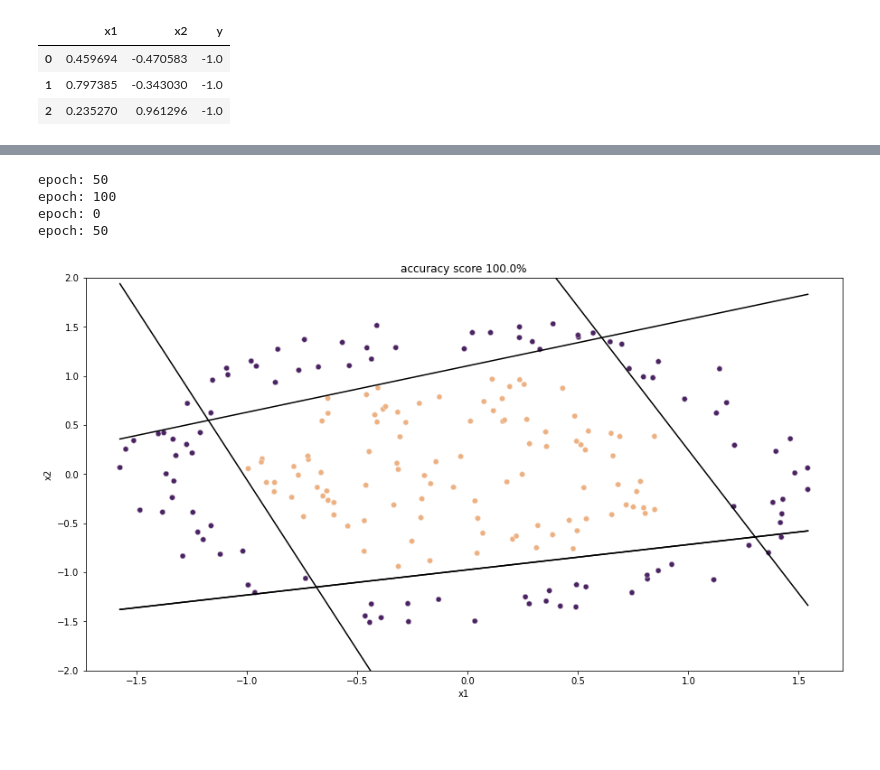
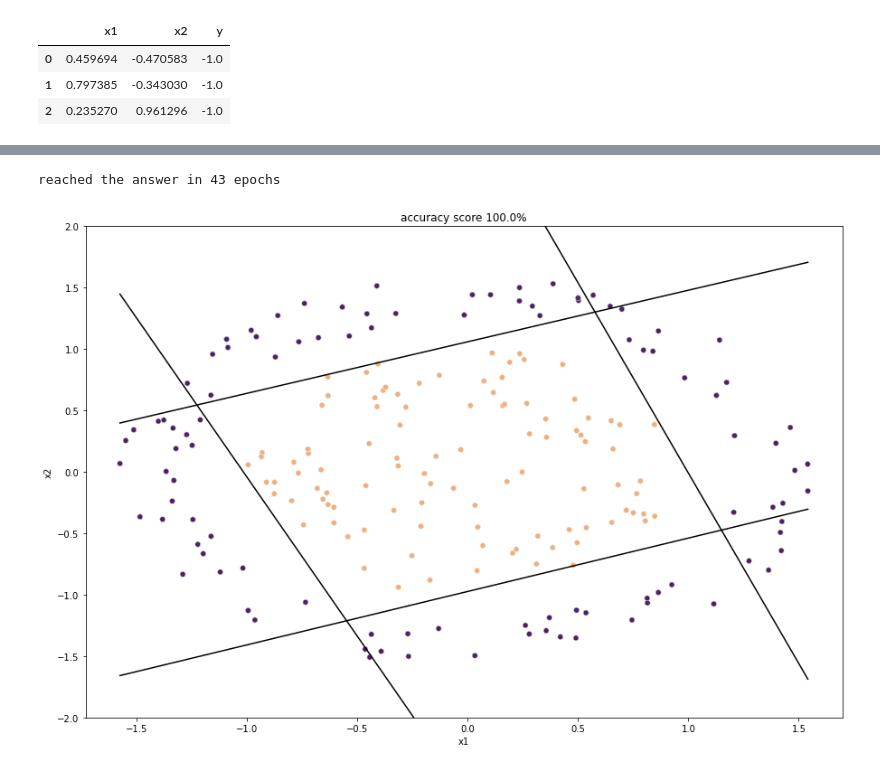
Before and after one commit to zhpinkman/perceptron-adaline, a Jupyter notebook: madaline.ipynb, the cells around one changed output, grey strips where cells are left out. Cells and saved outputs as stored; diff of their text form; code cells hidden in the pictures; blank space fills up the shorter version.

```diff
--- a/madaline.ipynb
+++ b/madaline.ipynb
@@ -52,8 +46,24 @@ def init(n_neurons, X_train, y_train):
+# %%
+def init(n_neurons, X_train, y_train, reset_state):
+    global seed_W
+    global seed_B
+    y = np.empty_like(y_train)
+    if (seed_W == None and seed_B == None) or reset_state:
+        seed_W = np.random.get_state()
+        W = np.random.uniform(-.05, .05, [n_neurons, X_train.shape[1]])
+        seed_B = np.random.get_state()
+        B = np.random.normal(-.05, .05, size=(n_neurons))
+    else:
+        np.random.set_state(seed_W)
+        W = np.random.uniform(-.05, .05, [n_neurons, X_train.shape[1]])
+        np.random.get_state(seed_B)
+        B = np.random.normal(-.05, .05, size=(n_neurons))
+    return y, W, B
 # %%
 def train_perceptron(X_train, y_train, max_epochs, n_neurons):
     lr = .01
 
-    y, W, B = init(n_neurons, X_train, y_train)
+    y, W, B = init(n_neurons, X_train, y_train, False)
     epochs = 0
     while True:
         errors = []
@@ -84,14 +94,13 @@ def train_perceptron(X_train, y_train, max_epochs, n_neurons):
                 B[arg] += lr * (1 - net_hidden[arg])
                 weights_updated = True
         if not weights_updated:
+            print('reached the answer in {} epochs'.format(epochs))
             break
         if epochs > max_epochs:
-            y, W, B = init(n_neurons, X_train, y_train)
+            y, W, B = init(n_neurons, X_train, y_train, True)
             epochs = 0
-        if epochs % 50 == 0:
-            print('epoch: {}'.format(epochs))
     score = accuracy_score(y_train, y)
-    return W, B, score, y
+    return W, B, score, y, epochs
 # %%
 def plot_dividing_lines(x, y, ax, points):
     sns.scatterplot(data=points, x='x1', y='x2', alpha=0.8, hue='y', palette='flare', ax=ax)
@@ -105,20 +114,20 @@ def find_misclassifieds(W, X_train, y_train):
             misclassified_indices.append(index)
     return misclassified_indices
 # %%
-def draw_lines(W, B, df, score):
-    fig = plt.figure(figsize=(15, 8))
-    ax = plt.subplot(111)
+def draw_lines(W, B, df, score, ax=None):
+    if not ax:
+        plt.figure(figsize=(15, 10))
+        ax = plt.subplot(111)
     x1_min, x1_max = min(df['x1']), max(df['x1'])
     x = np.linspace(x1_min, x1_max, num=10000)
     for i in range(W.shape[0]):
         y = -(W[i][0]*x + B[i]) / W[i][1]
         plot_dividing_lines(x, y, ax, df)
 
-    plot_dividing_lines(x, y, ax, df)
-    plt.title('accuracy score {}%'.format(score * 100))
+    ax.set_title('accuracy score {}%'.format(score * 100))
     ax.get_legend().remove()
-    plt.ylim((-2, 2))
+    ax.set_ylim((-2, 2))
 # %%
-max_epochs = 100
+max_epochs = 50
 X_train = df[['x1', 'x2']]
 y_train = df['y']
@@ -125,14 +137,11 @@ y_train = df['y']
 # %%
 n_neurons = 4
 
-W, B, score, y = train_perceptron(X_train, y_train, max_epochs, n_neurons)
+W, B, score, y, _ = train_perceptron(X_train, y_train, max_epochs, n_neurons)
 draw_lines(W, B, df, score)
 # %% [output]
-epoch: 50
-epoch: 100
-epoch: 0
-epoch: 50
+reached the answer in 43 epochs
-[figure, old version]
+[figure, new version]
 # %%
 n_neurons = 6
 
```
Also changed, not shown: parts of 8 cells of this notebook, 2 other files.
